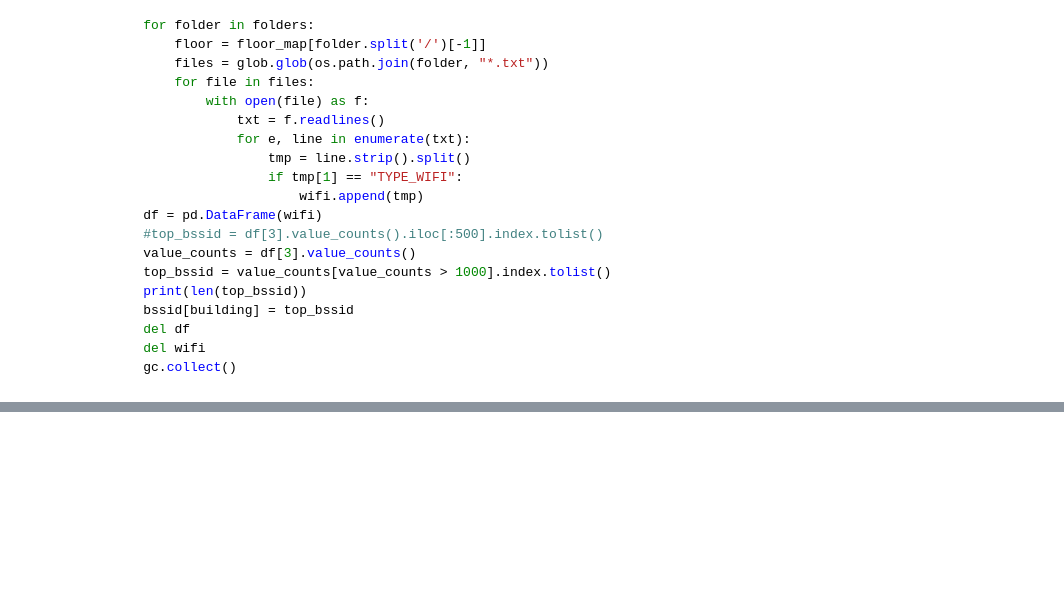
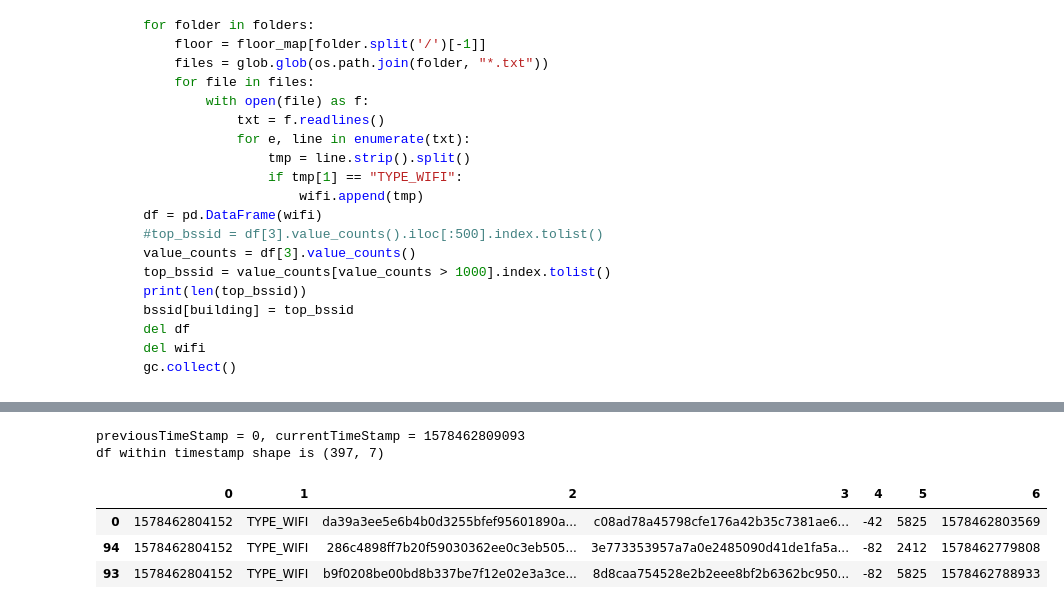
Before and after one commit to suryajayaraman/Indoor-Location-Navigation-Kaggle, a Jupyter notebook: wifiFeaturesUnderstanding.ipynb, the cells around one changed output, grey strips where cells are left out. Cells and saved outputs as stored; diff of their text form; code cells hidden in the pictures; blank space fills up the shorter version.

```diff
--- a/wifiFeaturesUnderstanding.ipynb
+++ b/wifiFeaturesUnderstanding.ipynb
@@ -116,0 +134,13 @@ df.head(3)
+# %%
+currentTimeStamp  = wayPtTimestamps[1]
+print(f"previousTimeStamp = {previousTimeStamp}, currentTimeStamp = {currentTimeStamp}")
+timestampdf = df[df[0] < currentTimeStamp]
+print(f"df within timestamp shape is {timestampdf.shape}")
+timestampdf.head(3)
+# %% [output]
+previousTimeStamp = 0, currentTimeStamp = 1578462809093
+df within timestamp shape is (397, 7)
+|  | 0 | 1 | 2 | 3 | 4 | 5 | 6 |
+| 0 | 1578462804152 | TYPE_WIFI | da39a3ee5e6b4b0d3255bfef95601890a... | c08ad78a45798cfe176a42b35c7381ae6... | -42 | 5825 | 1578462803569 |
+| 94 | 1578462804152 | TYPE_WIFI | 286c4898ff7b20f59030362ee0c3eb505... | 3e773353957a7a0e2485090d41de1fa5a... | -82 | 2412 | 1578462779808 |
+| 93 | 1578462804152 | TYPE_WIFI | b9f0208be00bd8b337be7f12e02e3a3ce... | 8d8caa754528e2b2eee8bf2b6362bc950... | -82 | 5825 | 1578462788933 |
```
Also changed, not shown: parts of 18 cells of this notebook.
